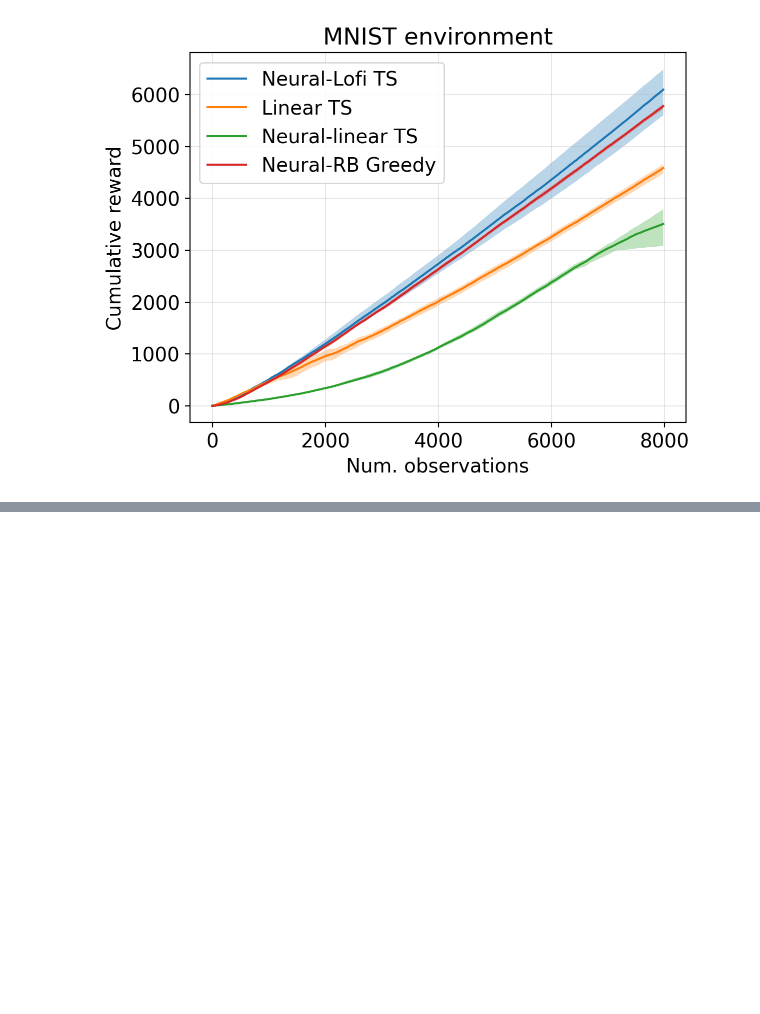
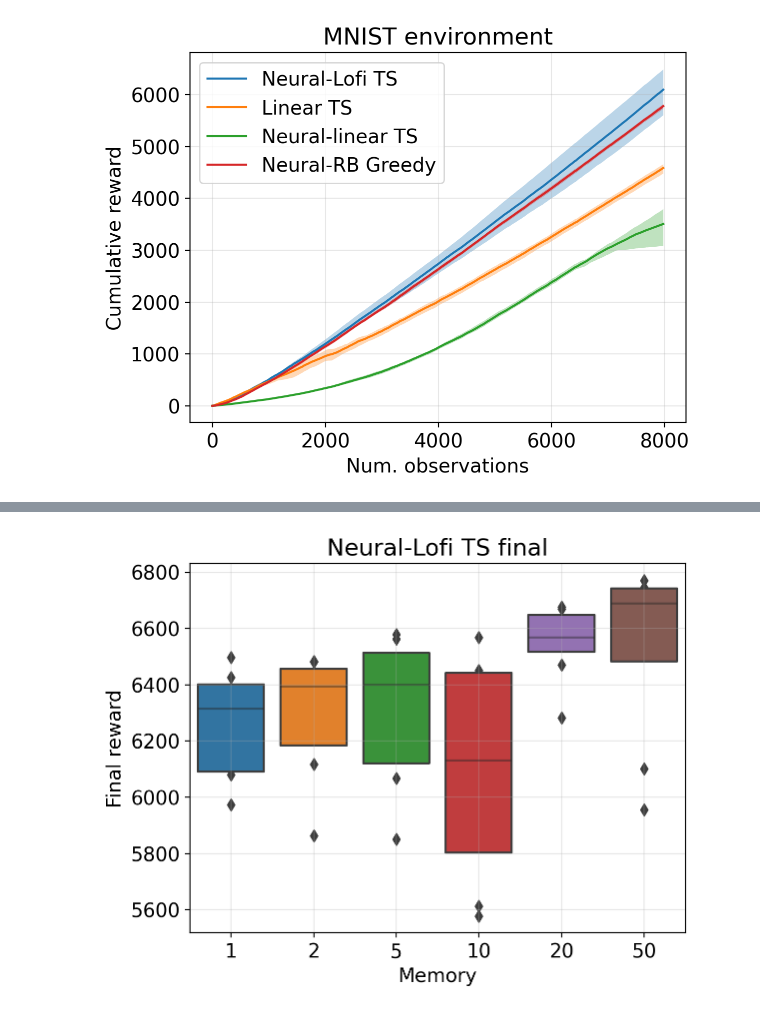
Before and after one commit to probml/bandits, a Jupyter notebook: demos/bandit-arena2.ipynb, the cells around one changed output, grey strips where cells are left out. Cells and saved outputs as stored; diff of their text form; code cells hidden in the pictures; blank space fills up the shorter version.

```diff
--- a/demos/bandit-arena2.ipynb
+++ b/demos/bandit-arena2.ipynb
@@ -404,0 +537,16 @@ rsgd - 5780.12±37.38
+# %%
+new_cols = [re.findall(r"[0-9]+", name)[0] for name in final_rewards.columns]
+final_rewards.columns = new_cols
+# %%
+sns.boxenplot(
+    x="variable",
+    y="value",
+    data=final_rewards.melt()
+)
+plt.xlabel("Memory")
+plt.ylabel("Final reward")
+plt.grid(alpha=0.3)
+plt.title("Neural-Lofi TS final") # MNIST
+plt.savefig("./output/figures/mnist-bandits-lofi-final.pdf")
+# %% [output]
+[figure, added]
```
Also changed, not shown: parts of 6 cells of this notebook.
